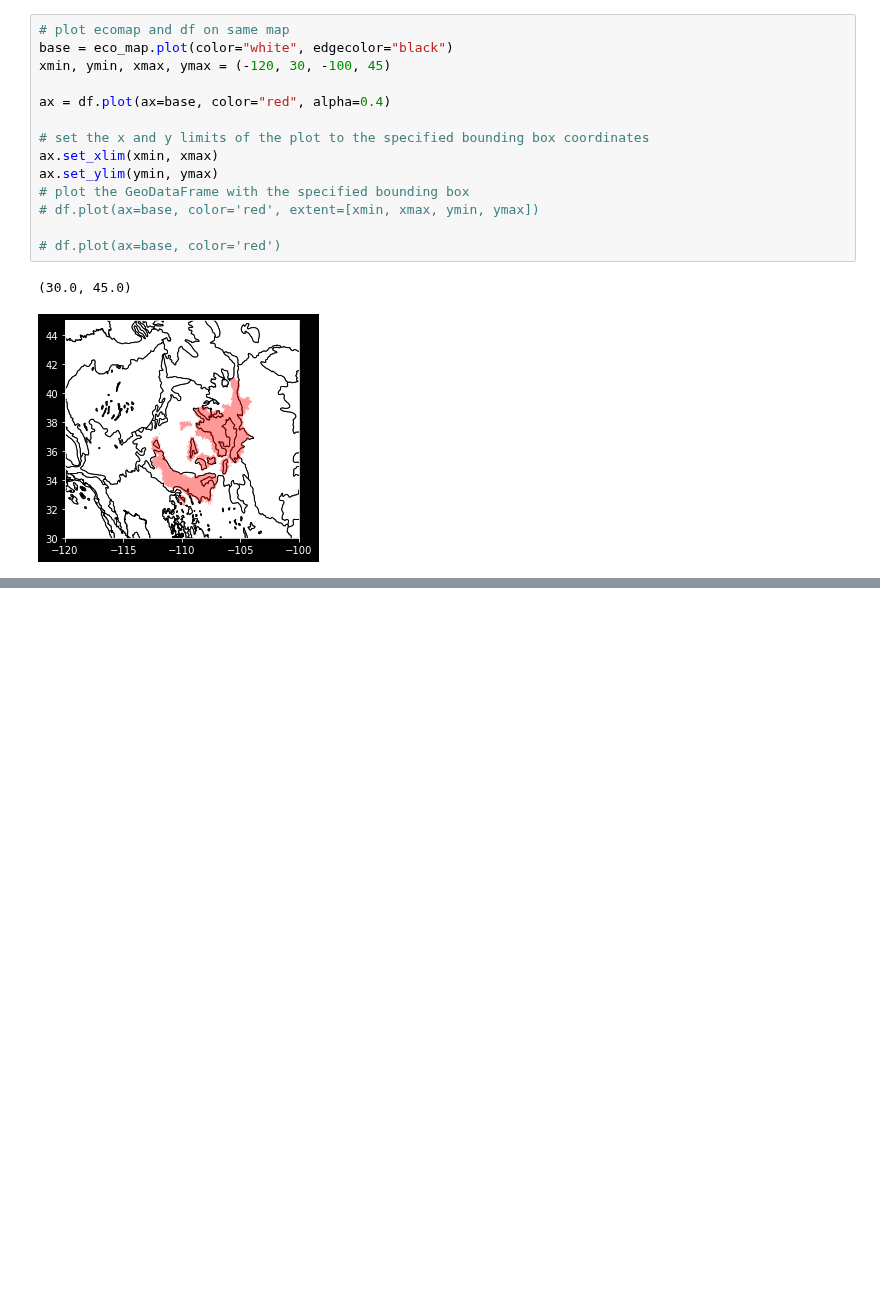
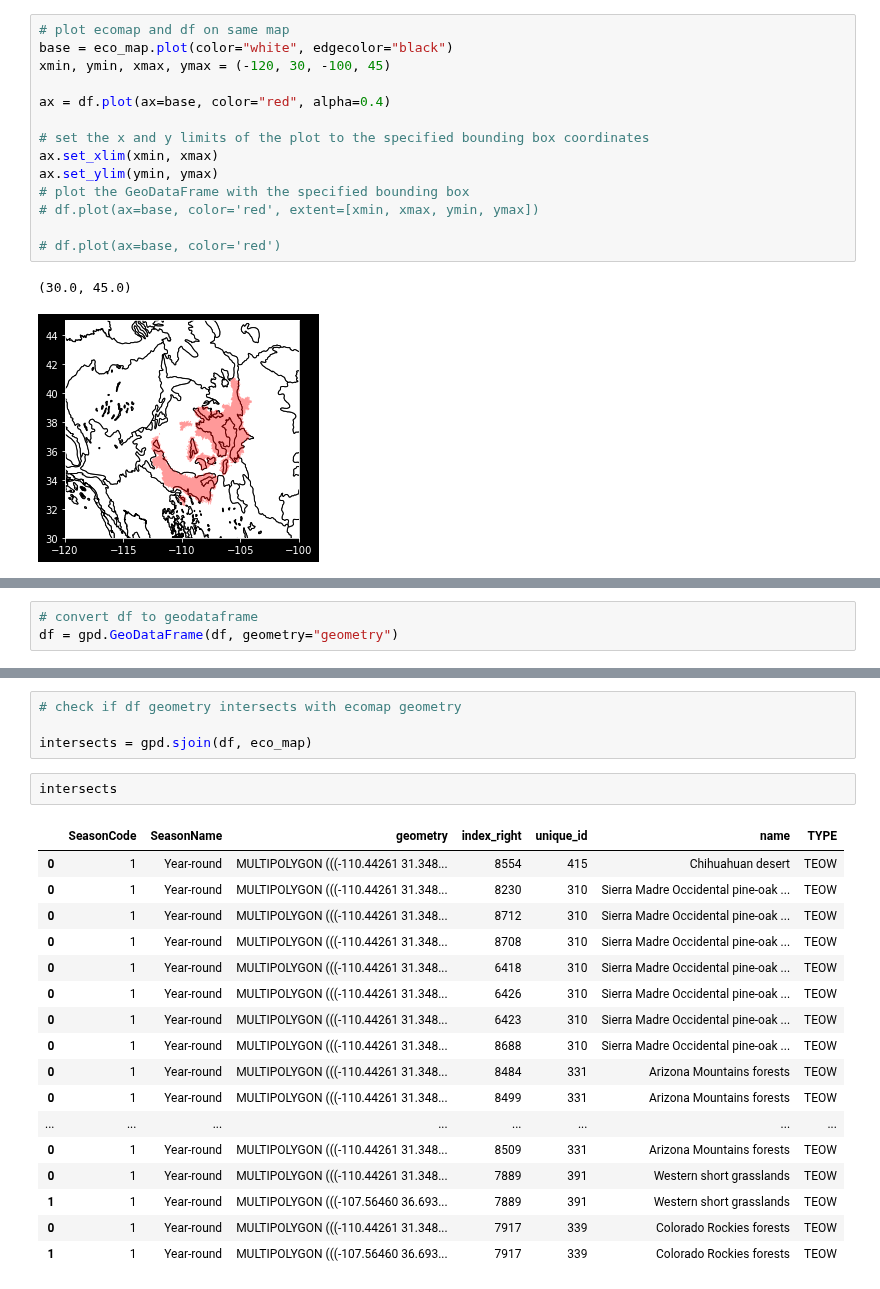
Before and after one commit to sl354207/eco_python, a Jupyter notebook: native/gap_test.ipynb, the cells around one changed output, grey strips where cells are left out. Cells and saved outputs as stored; diff of their text form; blank space fills up the shorter version.

```diff
--- a/native/gap_test.ipynb
+++ b/native/gap_test.ipynb
@@ -120,0 +106,3 @@ ax.set_ylim(ymin, ymax)
+# %%
+# convert df to geodataframe
+df = gpd.GeoDataFrame(df, geometry="geometry")
@@ -120,0 +122,24 @@ ax.set_ylim(ymin, ymax)
+# %%
+# check if df geometry intersects with ecomap geometry
+
+intersects = gpd.sjoin(df, eco_map)
+# %%
+intersects
+# %% [output]
+|  | SeasonCode | SeasonName | geometry | index_right | unique_id | name | TYPE |
+| 0 | 1 | Year-round | MULTIPOLYGON (((-110.44261 31.348... | 8554 | 415 | Chihuahuan desert | TEOW |
+| 0 | 1 | Year-round | MULTIPOLYGON (((-110.44261 31.348... | 8230 | 310 | Sierra Madre Occidental pine-oak ... | TEOW |
+| 0 | 1 | Year-round | MULTIPOLYGON (((-110.44261 31.348... | 8712 | 310 | Sierra Madre Occidental pine-oak ... | TEOW |
+| 0 | 1 | Year-round | MULTIPOLYGON (((-110.44261 31.348... | 8708 | 310 | Sierra Madre Occidental pine-oak ... | TEOW |
+| 0 | 1 | Year-round | MULTIPOLYGON (((-110.44261 31.348... | 6418 | 310 | Sierra Madre Occidental pine-oak ... | TEOW |
+| 0 | 1 | Year-round | MULTIPOLYGON (((-110.44261 31.348... | 6426 | 310 | Sierra Madre Occidental pine-oak ... | TEOW |
+| 0 | 1 | Year-round | MULTIPOLYGON (((-110.44261 31.348... | 6423 | 310 | Sierra Madre Occidental pine-oak ... | TEOW |
+| 0 | 1 | Year-round | MULTIPOLYGON (((-110.44261 31.348... | 8688 | 310 | Sierra Madre Occidental pine-oak ... | TEOW |
+| 0 | 1 | Year-round | MULTIPOLYGON (((-110.44261 31.348... | 8484 | 331 | Arizona Mountains forests | TEOW |
+| 0 | 1 | Year-round | MULTIPOLYGON (((-110.44261 31.348... | 8499 | 331 | Arizona Mountains forests | TEOW |
+| ... | ... | ... | ... | ... | ... | ... | ... |
+| 0 | 1 | Year-round | MULTIPOLYGON (((-110.44261 31.348... | 8509 | 331 | Arizona Mountains forests | TEOW |
+| 0 | 1 | Year-round | MULTIPOLYGON (((-110.44261 31.348... | 7889 | 391 | Western short grasslands | TEOW |
+| 1 | 1 | Year-round | MULTIPOLYGON (((-107.56460 36.693... | 7889 | 391 | Western short grasslands | TEOW |
+| 0 | 1 | Year-round | MULTIPOLYGON (((-110.44261 31.348... | 7917 | 339 | Colorado Rockies forests | TEOW |
+| 1 | 1 | Year-round | MULTIPOLYGON (((-107.56460 36.693... | 7917 | 339 | Colorado Rockies forests | TEOW |
```
Also changed, not shown: parts of 3 cells of this notebook, 1 other file.
